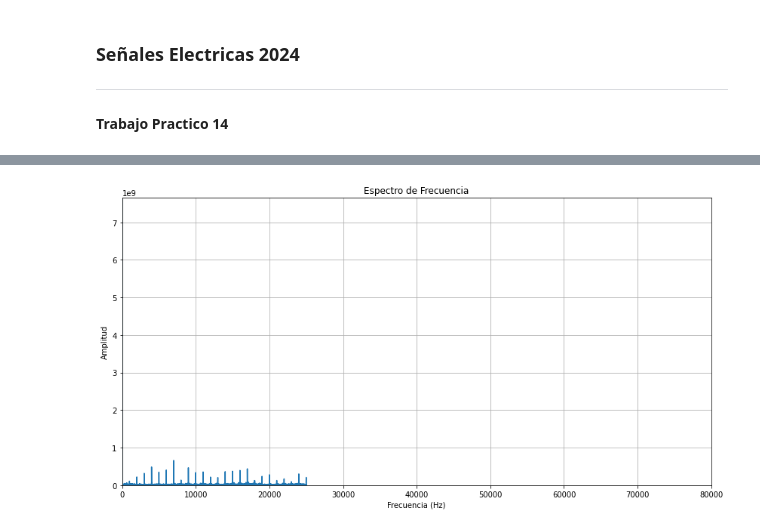
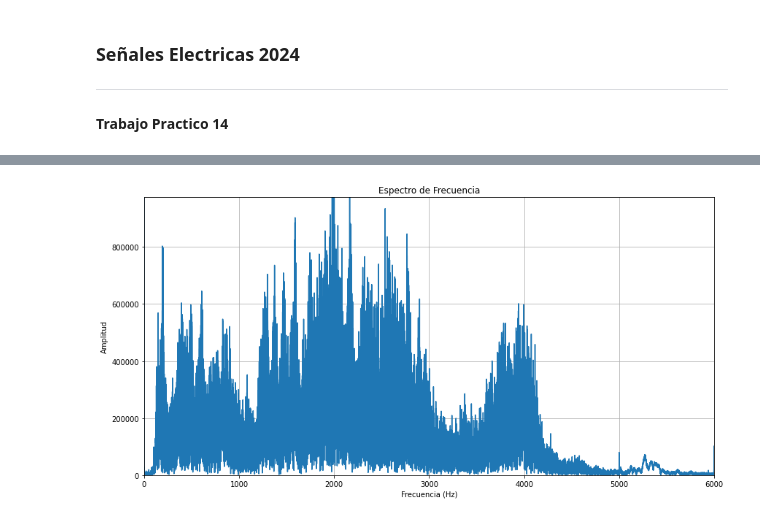
Before and after one commit to facundorosales96/TP_BLUEPILL_EAL, a Jupyter notebook: captura_datos.ipynb, the cells around one changed output, grey strips where cells are left out. Cells and saved outputs as stored; diff of their text form; code cells hidden in the pictures.

```diff
--- a/captura_datos.ipynb
+++ b/captura_datos.ipynb
@@ -66,19 +58,13 @@ espectro = np.abs(fft(datos))
 # %%
 # Visualización en el dominio de la frecuencia
 plt.figure(figsize=(14, 7))
 plt.plot(freq[:n//2], espectro[:n//2])  # Solo graficamos hasta la mitad (frecuencias positivas)
 plt.title('Espectro de Frecuencia')
 plt.xlabel('Frecuencia (Hz)')
 plt.ylabel('Amplitud')
 plt.grid(True)
-
-
-plt.xlim(0, 80000)  # Ajusta el límite del eje x hasta la mitad de la frecuencia de muestreo
-plt.ylim(0, max(espectro))  # Ajusta el límite del eje y según los valores máximos del espectro de frecuencia
-
-#plt.xlim(0, 100)  # Ajusta el límite del eje x hasta la mitad de la frecuencia de muestreo
-#plt.ylim(0, 1)  # Ajusta el límite del eje y según los valores máximos del espectro de frecuencia
-
+plt.xlim(0, 6000)  # Ajusta el límite del eje x hasta la mitad de la frecuencia de muestreo
+plt.ylim(0, np.max(espectro[:n//2]/500))  # Ajusta el límite del eje y según los valores máximos del espectro de frecuencia
 plt.show()
 # %% [output]
-[figure, old version]
+[figure, new version]
```
Also changed, not shown: parts of 2 cells of this notebook, 3 other files.
